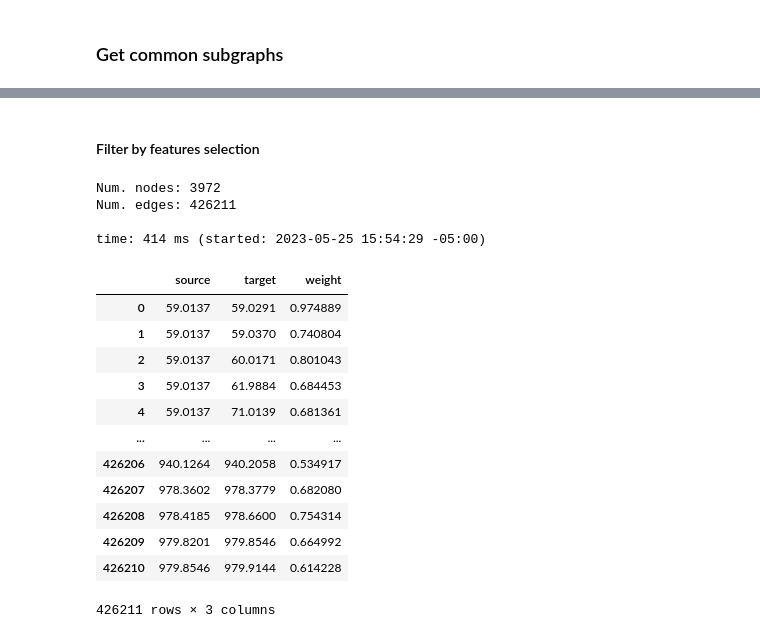
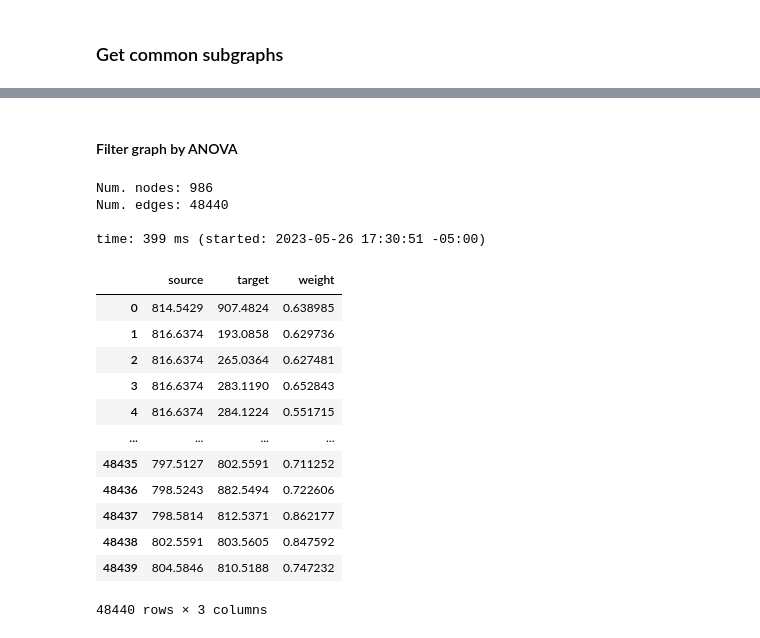
Before and after one commit to win7/GNN_Unsupervised, a Jupyter notebook: baseline.ipynb, the cells around one changed output, grey strips where cells are left out. Cells and saved outputs as stored; diff of their text form; code cells hidden in the pictures.

```diff
--- a/baseline.ipynb
+++ b/baseline.ipynb
@@ -499,0 +452,13 @@ time: 4.01 ms (started: 2023-05-25 15:54:29 -05:00)
+# %%
+df_raw_filter = pd.read_csv("/home/ealvarez/Project/GNN_Filter/GNN_unsupervised/luis.csv")
+df_raw_filter
+
+df_raw_filter.columns = ["id", "A", "A", "B", "B"]
+# df_raw_filter.drop("id", axis=1, inplace=True)
+df_raw_filter.set_index("id", inplace=True)
+df_raw_filter
+
+p_values = anova(df_raw_filter)
+
+df_raw_filter["p-value"] = p_values
+df_raw_filter
@@ -499,0 +503,6 @@ time: 4.01 ms (started: 2023-05-25 15:54:29 -05:00)
+# %%
+# ANOVA
+df_raw_filter_anova = df_raw_filter.copy()
+p_values = anova(df_raw_filter_anova)
+df_raw_filter_anova["p-value"] = p_values
+df_raw_filter_anova
@@ -499,0 +525,7 @@ time: 4.01 ms (started: 2023-05-25 15:54:29 -05:00)
+# %%
+# Filter by ANOVA (p < 0.001)
+df_raw_filter_anova_p = df_raw_filter_anova[df_raw_filter_anova["p-value"] < 0.001]
+df_raw_filter_anova_p
+
+nodes = list(df_raw_filter_anova_p.index)
+len(nodes)
@@ -500,31 +535,33 @@ time: 4.01 ms (started: 2023-05-25 15:54:29 -05:00)
 # %% [markdown]
-#### Filter by features selection
+#### Filter graph by ANOVA
 # %%
 H = G.subgraph(nodes)
 graph_detail(H)
+
+list_graphs.append(H.copy())
 # %% [output]
-Num. nodes: 3972
-Num. edges: 426211
+Num. nodes: 986
+Num. edges: 48440
 
-time: 414 ms (started: 2023-05-25 15:54:29 -05:00)
+time: 399 ms (started: 2023-05-26 17:30:51 -05:00)
 # %%
 edges = list(H.edges())
 
-df_edge_embeddings_join_filter_count_weight_std_avg_fs = pd.DataFrame(edges, columns=["source", "target"])
-df_edge_embeddings_join_filter_count_weight_std_avg_fs["weight"] = [H.get_edge_data(edge[0], edge[1], default=0)["weight"] for edge in edges]
-df_edge_embeddings_join_filter_count_weight_std_avg_fs.to_csv("{}/output_greedy/edges_filter_weight_std_avg_fs/greedy_{}_edge-filter-weight-std-avg-fs.csv".format(dir, group[0]), index=False)
-df_edge_embeddings_join_filter_count_weight_std_avg_fs
+df_edge_embeddings_join_filter_count_weight_std_avg_anova = pd.DataFrame(edges, columns=["source", "target"])
+df_edge_embeddings_join_filter_count_weight_std_avg_anova["weight"] = [H.get_edge_data(edge[0], edge[1], default=0)["weight"] for edge in edges]
+df_edge_embeddings_join_filter_count_weight_std_avg_anova.to_csv("{}/output_greedy/edges_filter_weight_std_avg_anova/greedy_{}_edge-filter-weight-std-avg-anova.csv".format(dir, group[0]), index=False)
+df_edge_embeddings_join_filter_count_weight_std_avg_anova
 # %% [output]
 |  | source | target | weight |
-| 0 | 59.0137 | 59.0291 | 0.974889 |
-| 1 | 59.0137 | 59.0370 | 0.740804 |
-| 2 | 59.0137 | 60.0171 | 0.801043 |
-| 3 | 59.0137 | 61.9884 | 0.684453 |
-| 4 | 59.0137 | 71.0139 | 0.681361 |
+| 0 | 814.5429 | 907.4824 | 0.638985 |
+| 1 | 816.6374 | 193.0858 | 0.629736 |
+| 2 | 816.6374 | 265.0364 | 0.627481 |
+| 3 | 816.6374 | 283.1190 | 0.652843 |
+| 4 | 816.6374 | 284.1224 | 0.551715 |
 | ... | ... | ... | ... |
-| 426206 | 940.1264 | 940.2058 | 0.534917 |
-| 426207 | 978.3602 | 978.3779 | 0.682080 |
-| 426208 | 978.4185 | 978.6600 | 0.754314 |
-| 426209 | 979.8201 | 979.8546 | 0.664992 |
-| 426210 | 979.8546 | 979.9144 | 0.614228 |
+| 48435 | 797.5127 | 802.5591 | 0.711252 |
+| 48436 | 798.5243 | 882.5494 | 0.722606 |
+| 48437 | 798.5814 | 812.5371 | 0.862177 |
+| 48438 | 802.5591 | 803.5605 | 0.847592 |
+| 48439 | 804.5846 | 810.5188 | 0.747232 |
-426211 rows × 3 columns
+48440 rows × 3 columns
```
Also changed, not shown: parts of 37 cells of this notebook, 7 other files.
